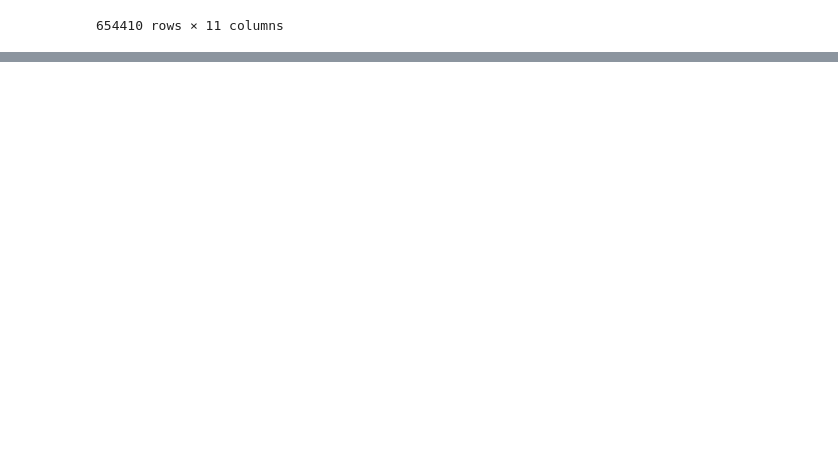
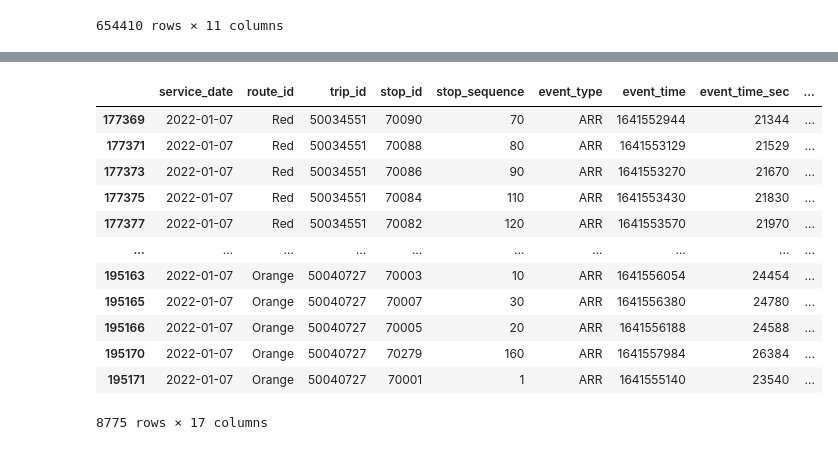
Before and after one commit to ColinCarnish/CS4100_Final, a Jupyter notebook: src/preprocessing.ipynb, the cells around one changed output, grey strips where cells are left out. Drawn from its saved outputs; the diff is of its cells as text; code cells hidden in the pictures; blank space fills up the shorter version.

Commit message:
did some analysis and generated some visualizations to try and see if there were delay trends in the data

```diff
--- a/src/preprocessing.ipynb
+++ b/src/preprocessing.ipynb
@@ -118,0 +142,19 @@ merged_df
+# %%
+# TODO: look at time buckets (every 5 min) for grouping events and looking at the delays for a specific stop_id and arrival/departure time across multiple days
+merged_df['time_bucket'] = (merged_df['arrival_time_sec'] // 300) * 300
+merged_df= merged_df[merged_df['event_type'] == 'ARR']
+merged_df[merged_df['service_date'] == '2022-01-07']
+# %% [output]
+|  | service_date | route_id | trip_id | stop_id | stop_sequence | event_type | event_time | event_time_sec | ... |
+| 177369 | 2022-01-07 | Red | 50034551 | 70090 | 70 | ARR | 1641552944 | 21344 | ... |
+| 177371 | 2022-01-07 | Red | 50034551 | 70088 | 80 | ARR | 1641553129 | 21529 | ... |
+| 177373 | 2022-01-07 | Red | 50034551 | 70086 | 90 | ARR | 1641553270 | 21670 | ... |
+| 177375 | 2022-01-07 | Red | 50034551 | 70084 | 110 | ARR | 1641553430 | 21830 | ... |
+| 177377 | 2022-01-07 | Red | 50034551 | 70082 | 120 | ARR | 1641553570 | 21970 | ... |
+| ... | ... | ... | ... | ... | ... | ... | ... | ... | ... |
+| 195163 | 2022-01-07 | Orange | 50040727 | 70003 | 10 | ARR | 1641556054 | 24454 | ... |
+| 195165 | 2022-01-07 | Orange | 50040727 | 70007 | 30 | ARR | 1641556380 | 24780 | ... |
+| 195166 | 2022-01-07 | Orange | 50040727 | 70005 | 20 | ARR | 1641556188 | 24588 | ... |
+| 195170 | 2022-01-07 | Orange | 50040727 | 70279 | 160 | ARR | 1641557984 | 26384 | ... |
+| 195171 | 2022-01-07 | Orange | 50040727 | 70001 | 1 | ARR | 1641555140 | 23540 | ... |
+8775 rows × 17 columns
```
Also changed, not shown: parts of 10 cells of this notebook.
